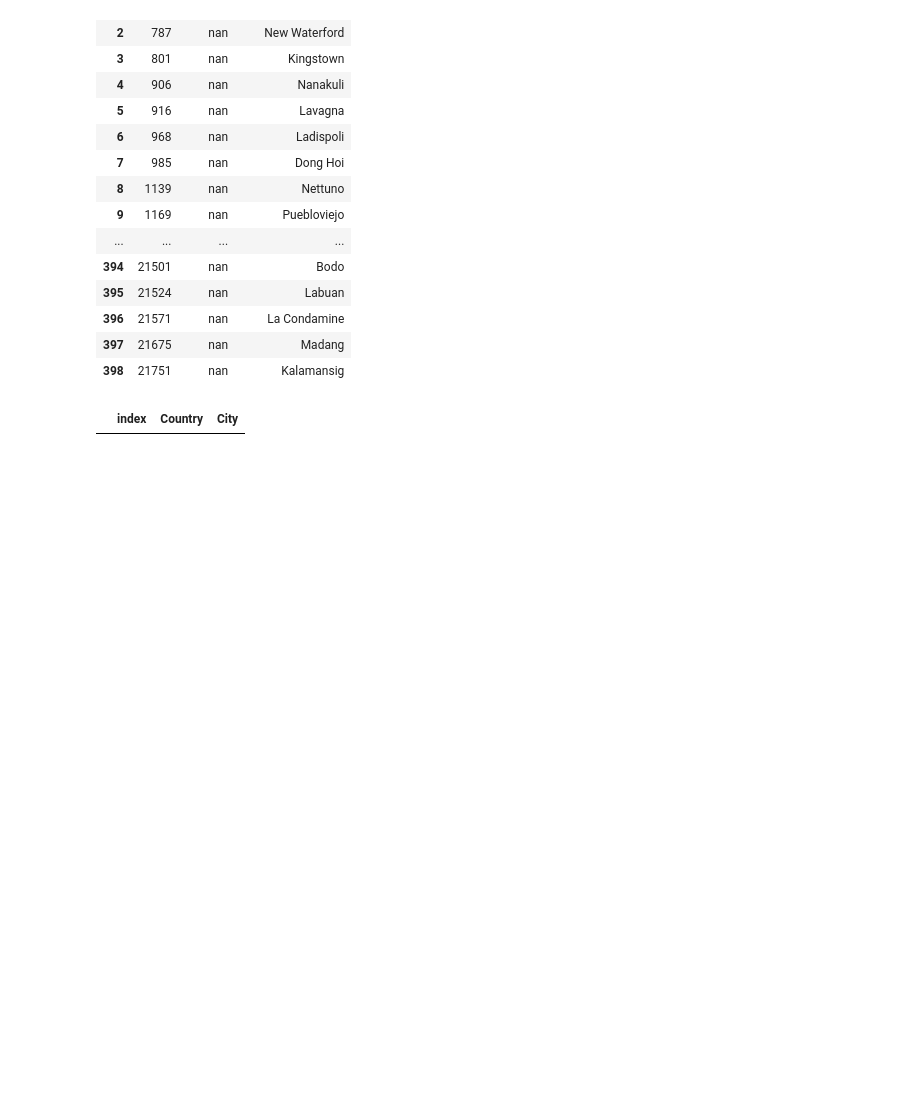
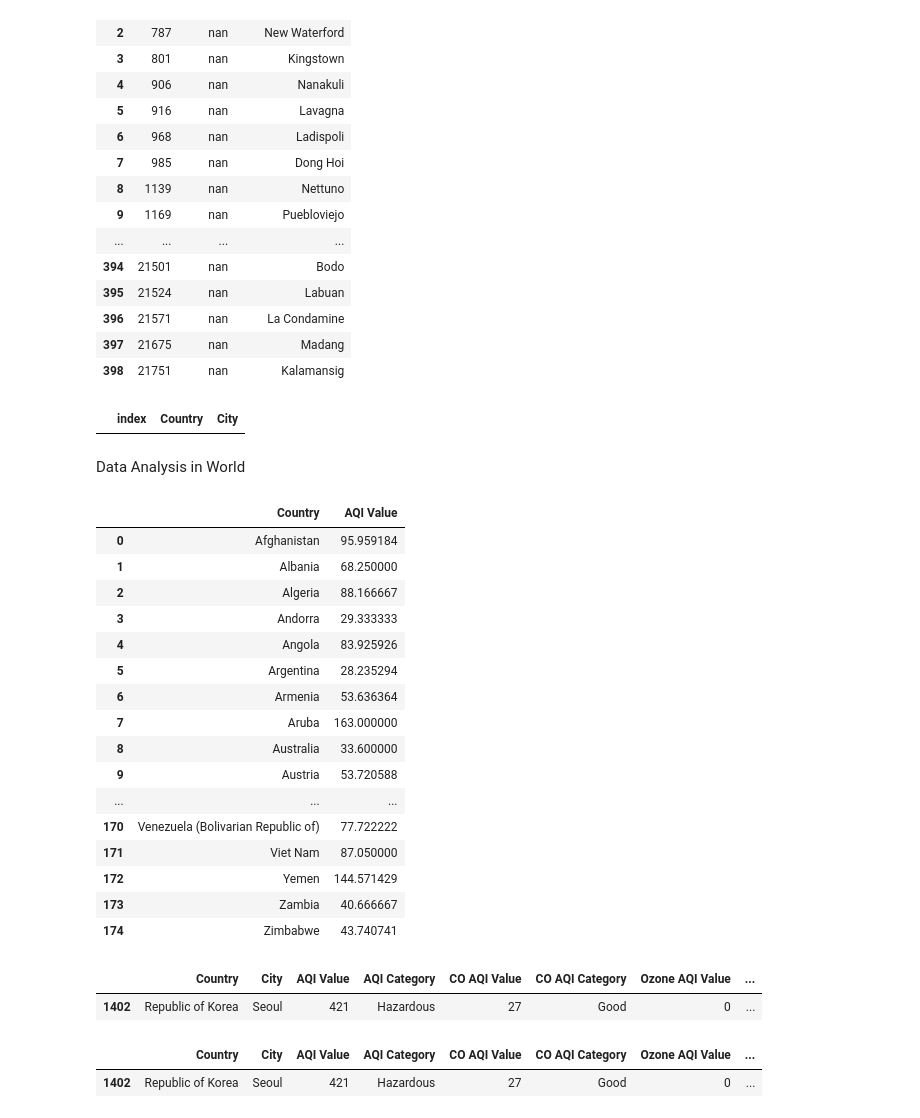
Before and after one commit to aroshacdX/msc-project-individual, a Jupyter notebook: AirPollutionAnalysis.ipynb, the cells around one changed output. Saved outputs shown, nothing was run; the diff lists cells and outputs as text; code cells hidden in the pictures; blank space fills up the shorter version.

```diff
--- a/AirPollutionAnalysis.ipynb
+++ b/AirPollutionAnalysis.ipynb
@@ -179,3 +179,39 @@ null_data = pollution_df[pollution_df['Country'].isnull() | pollution_df['City']
 null_data[['Country', 'City']].reset_index().style.set_table_attributes('style="max-height:300px; overflow-y:scroll; display:inline-block;"')
 # %% [output]
 |  | index | Country | City |
+# %% [markdown]
+Data Analysis in World
+# %%
+#group each country by AQI value and find the average
+pollution_df.groupby('Country')['AQI Value'].mean().reset_index().style.set_table_attributes('style="max-height:300px; overflow-y:scroll; display:inline-block;"')
+# %% [output]
+|  | Country | AQI Value |
+| 0 | Afghanistan | 95.959184 |
+| 1 | Albania | 68.250000 |
+| 2 | Algeria | 88.166667 |
+| 3 | Andorra | 29.333333 |
+| 4 | Angola | 83.925926 |
+| 5 | Argentina | 28.235294 |
+| 6 | Armenia | 53.636364 |
+| 7 | Aruba | 163.000000 |
+| 8 | Australia | 33.600000 |
+| 9 | Austria | 53.720588 |
+| ... | ... | ... |
+| 170 | Venezuela (Bolivarian Republic of) | 77.722222 |
+| 171 | Viet Nam | 87.050000 |
+| 172 | Yemen | 144.571429 |
+| 173 | Zambia | 40.666667 |
+| 174 | Zimbabwe | 43.740741 |
+# %%
+#find maximum average AQI value in the dataset and display
+aqi_value = pollution_df.groupby('Country')['AQI Value'].mean().max()
+pollution_df[pollution_df['AQI Value'] == aqi_value]
+# %% [output]
+|  | Country | City | AQI Value | AQI Category | CO AQI Value | CO AQI Category | Ozone AQI Value | ... |
+| 1402 | Republic of Korea | Seoul | 421 | Hazardous | 27 | Good | 0 | ... |
+# %%
+#check dataframe for AQI Data for Korea
+pollution_df[pollution_df['Country'] == 'Republic of Korea']
+# %% [output]
+|  | Country | City | AQI Value | AQI Category | CO AQI Value | CO AQI Category | Ozone AQI Value | ... |
+| 1402 | Republic of Korea | Seoul | 421 | Hazardous | 27 | Good | 0 | ... |
```
Also changed, not shown: parts of 2 cells of this notebook.
